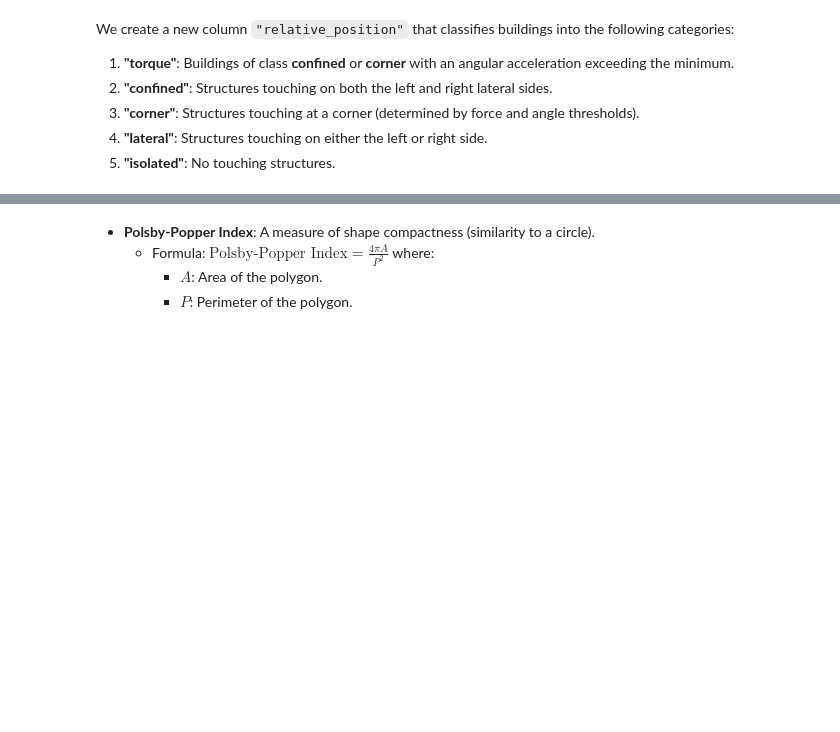
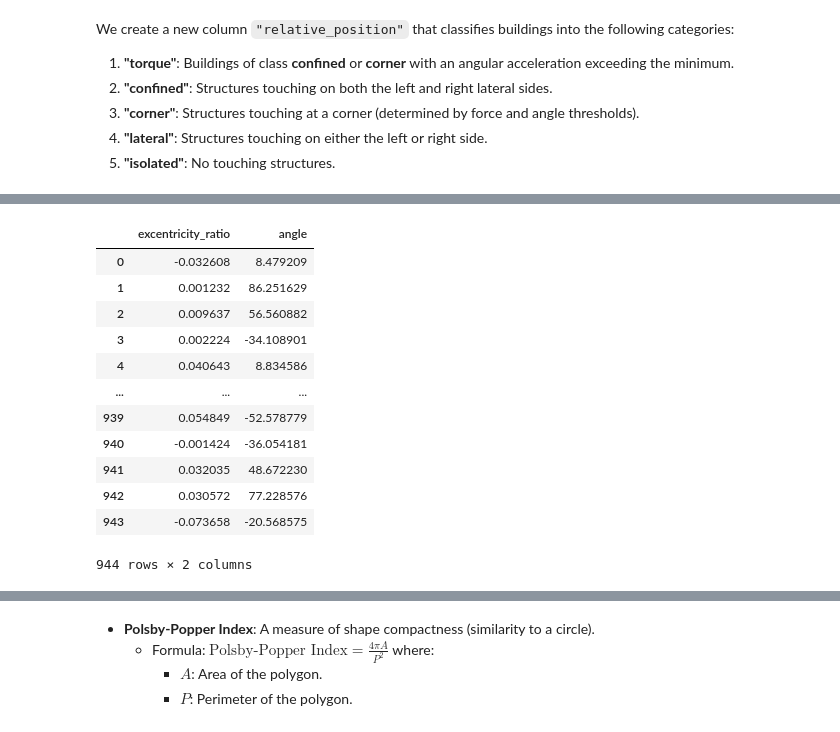
Before and after one commit to GeomaticsCaminosUPM/footprint_attributes, a Jupyter notebook: examples/example_google_colab.ipynb, the cells around one changed output, grey strips where cells are left out. Saved outputs shown, nothing was run; the diff lists cells and outputs as text; code cells hidden in the pictures; blank space fills up the shorter version.

```diff
--- a/examples/example_google_colab.ipynb
+++ b/examples/example_google_colab.ipynb
@@ -170,0 +193,22 @@ We create a new column `"relative_position"` that classifies buildings into the
+# %%
+footprints_gdf['excentricity_ratio_EC8'] = result['excentricity_ratio']
+footprints_gdf['radius_ratio_EC8'] = result['radius_ratio']
+footprints_gdf['slenderness_EC8'] = result['slenderness']
+footprints_gdf['compactness_EC8'] = result['compactness']
+# %%
+result = footprint_attributes.get_costa_rica_irregularity(footprints_gdf)
+result
+# %% [output]
+|  | excentricity_ratio | angle |
+| 0 | -0.032608 | 8.479209 |
+| 1 | 0.001232 | 86.251629 |
+| 2 | 0.009637 | 56.560882 |
+| 3 | 0.002224 | -34.108901 |
+| 4 | 0.040643 | 8.834586 |
+| ... | ... | ... |
+| 939 | 0.054849 | -52.578779 |
+| 940 | -0.001424 | -36.054181 |
+| 941 | 0.032035 | 48.672230 |
+| 942 | 0.030572 | 77.228576 |
+| 943 | -0.073658 | -20.568575 |
+944 rows × 2 columns
```
Also changed, not shown: parts of 13 cells of this notebook.
